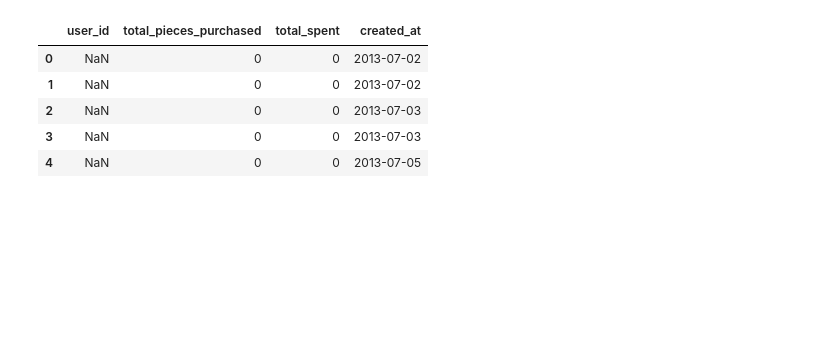
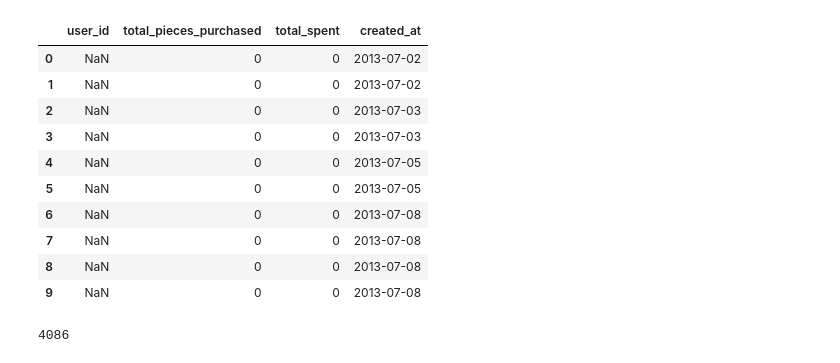
Before and after one commit to pauloarantes/art-project, a Jupyter notebook: purchases EDA.ipynb, the cells around one changed output. Drawn from its saved outputs; the diff is of its cells as text; code cells hidden in the pictures; blank space fills up the shorter version.

```diff
--- a/purchases EDA.ipynb
+++ b/purchases EDA.ipynb
@@ -6,11 +6,20 @@ import matplotlib.pyplot as plt
 # %%
 df = pd.read_csv('purchases.csv', usecols=range(1,5))
 # %%
-df.head()
+df.head(10)
 # %% [output]
 |  | user_id | total_pieces_purchased | total_spent | created_at |
 | 0 | NaN | 0 | 0 | 2013-07-02 |
 | 1 | NaN | 0 | 0 | 2013-07-02 |
 | 2 | NaN | 0 | 0 | 2013-07-03 |
 | 3 | NaN | 0 | 0 | 2013-07-03 |
 | 4 | NaN | 0 | 0 | 2013-07-05 |
+| 5 | NaN | 0 | 0 | 2013-07-05 |
+| 6 | NaN | 0 | 0 | 2013-07-08 |
+| 7 | NaN | 0 | 0 | 2013-07-08 |
+| 8 | NaN | 0 | 0 | 2013-07-08 |
+| 9 | NaN | 0 | 0 | 2013-07-08 |
+# %%
+len(df)
+# %% [output]
+4086
```
Also changed, not shown: 3 other files.
